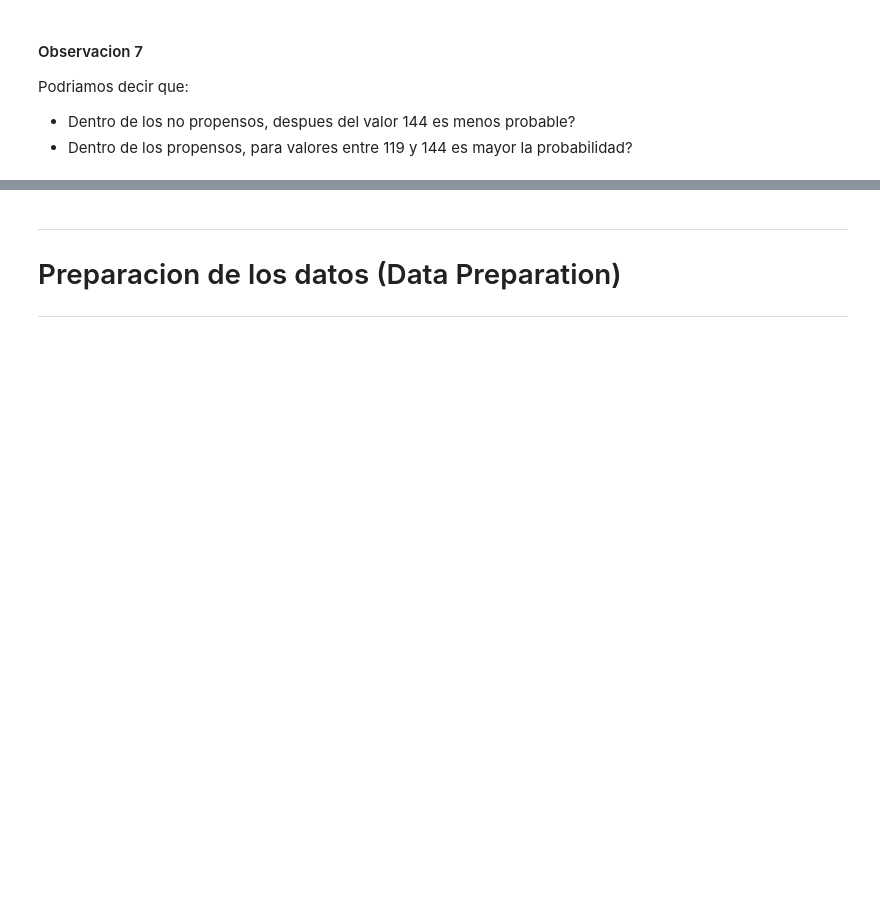
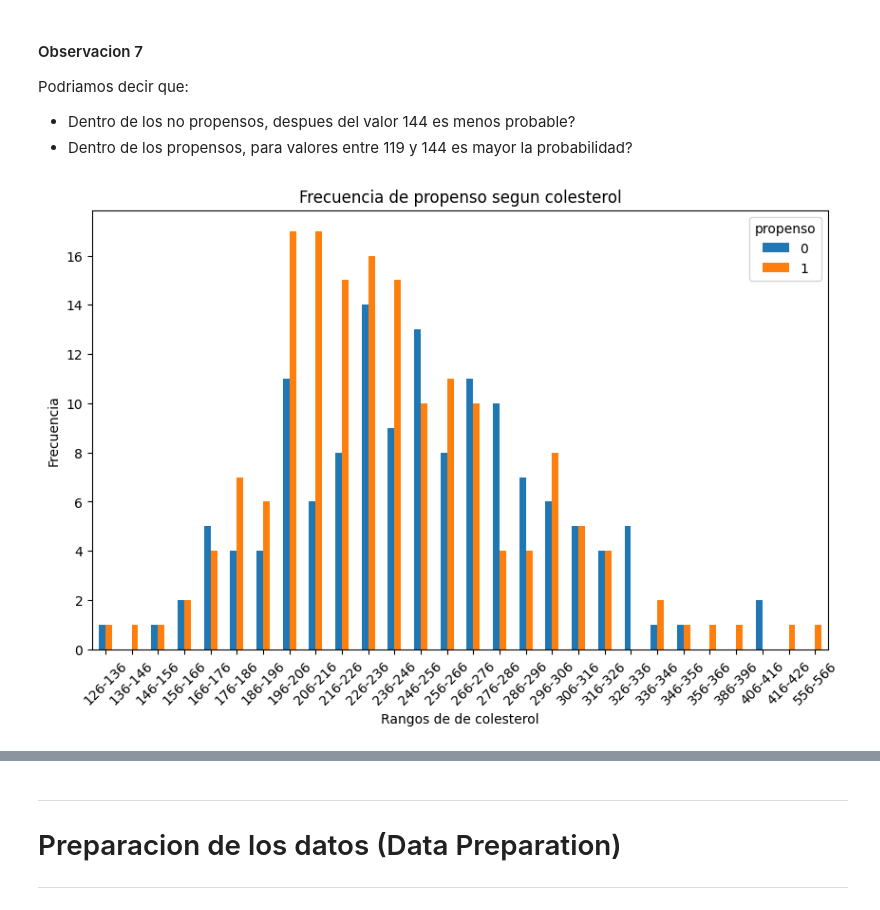
Before and after one commit to carlos1680/obligatorioML2, a Jupyter notebook: obligatorioML2.ipynb, the cells around one changed output, grey strips where cells are left out. Cells and saved outputs as stored; diff of their text form; code cells hidden in the pictures; blank space fills up the shorter version.

```diff
--- a/obligatorioML2.ipynb
+++ b/obligatorioML2.ipynb
@@ -786,3 +786,21 @@ Name: proportion, dtype: float64
 Podriamos decir que:
 * Dentro de los no propensos, despues del valor 144 es menos probable?
 * Dentro de los propensos, para valores entre 119 y 144 es mayor la probabilidad?
+# %%
+col_minima = df_heart['colesterol'].min()
+col_maxima = df_heart['colesterol'].max()
+bins = np.arange(col_minima, col_maxima + 10, 10)
+
+labels = [f'{i}-{i+10}' for i in bins[:-1]]
+df_heart['cat_col'] = pd.cut(
+    df_heart['colesterol'], bins=bins, labels=labels, include_lowest=True)
+
+pd.crosstab(df_heart.cat_col, df_heart.propenso).plot(
+    kind="bar", figsize=(10, 6))
+plt.title('Frecuencia de propenso segun colesterol')
+plt.xlabel('Rangos de de colesterol')
+plt.xticks(rotation=45)
+plt.ylabel('Frecuencia')
+plt.show()
+# %% [output]
+[figure, added]
```
Also changed, not shown: parts of 23 cells of this notebook.
